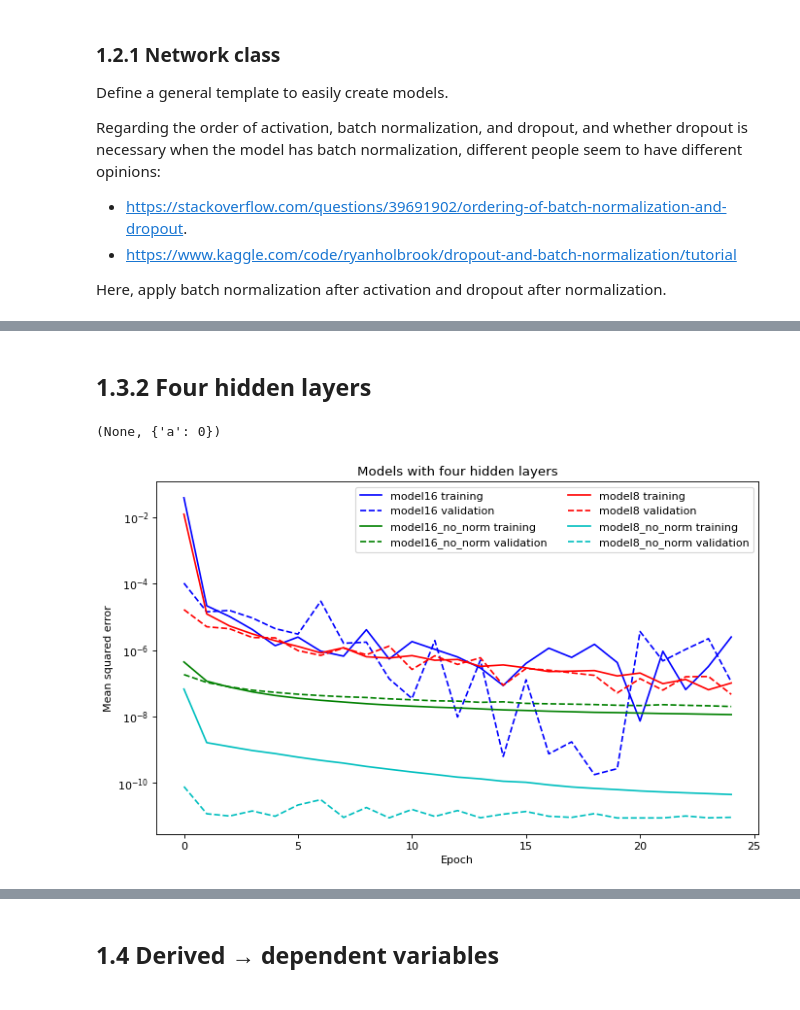
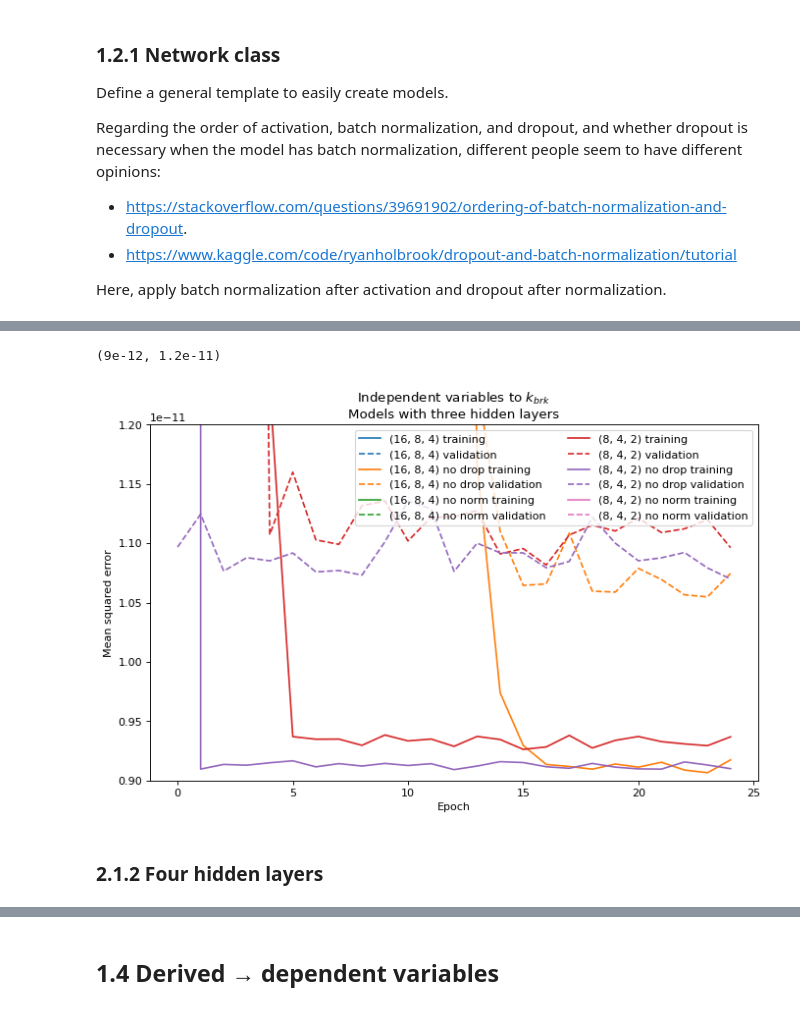
Before and after one commit to vtd9/solar_regression, a Jupyter notebook: hw2.ipynb, the cells around one changed output, grey strips where cells are left out. Drawn from its saved outputs; the diff is of its cells as text; code cells hidden in the pictures.

```diff
--- a/hw2.ipynb
+++ b/hw2.ipynb
@@ -362,13 +406,11 @@ plot_mult_models(models3, 25, title='Models with three hidden layers')
+# %%
+# Plot on linear scale
+plot_mult_models(models3, 25, yscale='linear',
+                 title='Independent variables to $k_{brk}$'
+                 + '\nModels with three hidden layers')
+plt.ylim(9e-12, 1.2e-11)
+# %% [output]
+(9e-12, 1.2e-11)
+[figure, added]
 # %% [markdown]
-## 1.3.2 Four hidden layers
+### 2.1.2 Four hidden layers
-# %%
-adict = {}
-def modify_dict(dict0):
-  dict0['a'] = 0
-# %% [output]
-(None, {'a': 0})
-# %%
-# Plot
-plot_mult_models(models, title='Models with four hidden layers')
-# %% [output]
-[figure, removed]
```
Also changed, not shown: parts of 26 cells of this notebook.
